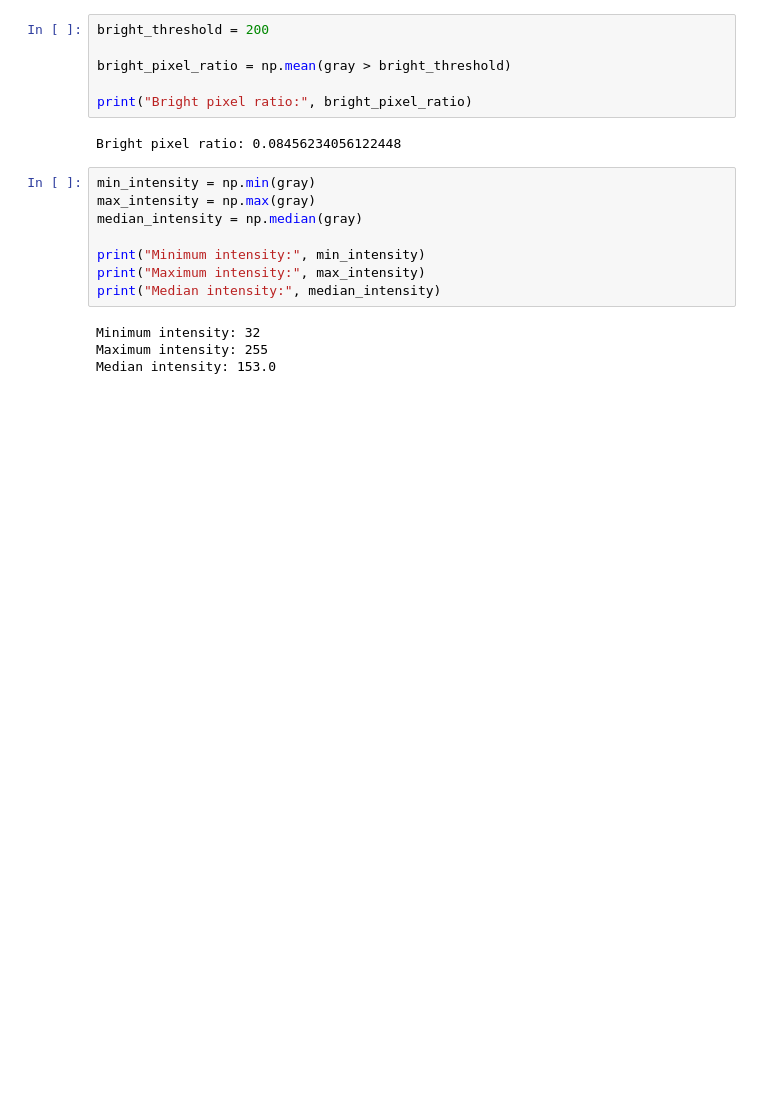
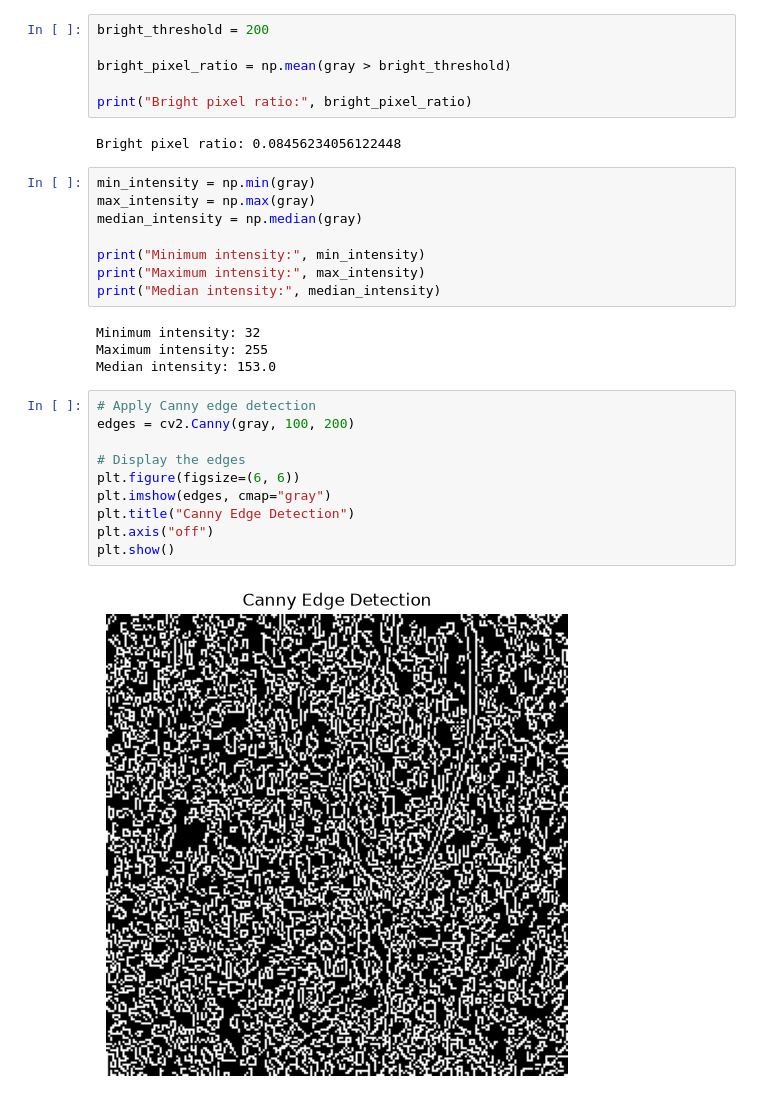
Before and after one commit to Bhargeshjani03/202618010_JaniBhargesh_DS605, a Jupyter notebook: 202618010_Lab_8/notebooks/202618010_Lab_06.ipynb, the cells around one changed output. Drawn from its saved outputs; the diff is of its cells as text; blank space fills up the shorter version.

```diff
--- a/202618010_Lab_8/notebooks/202618010_Lab_06.ipynb
+++ b/202618010_Lab_8/notebooks/202618010_Lab_06.ipynb
@@ -193,3 +193,15 @@ print("Median intensity:", median_intensity)
 Minimum intensity: 32
 Maximum intensity: 255
 Median intensity: 153.0
+# %%
+# Apply Canny edge detection
+edges = cv2.Canny(gray, 100, 200)
+
+# Display the edges
+plt.figure(figsize=(6, 6))
+plt.imshow(edges, cmap="gray")
+plt.title("Canny Edge Detection")
+plt.axis("off")
+plt.show()
+# %% [output]
+[figure, added]
```
Also changed, not shown: parts of 48 cells of this notebook, 9 other files.
